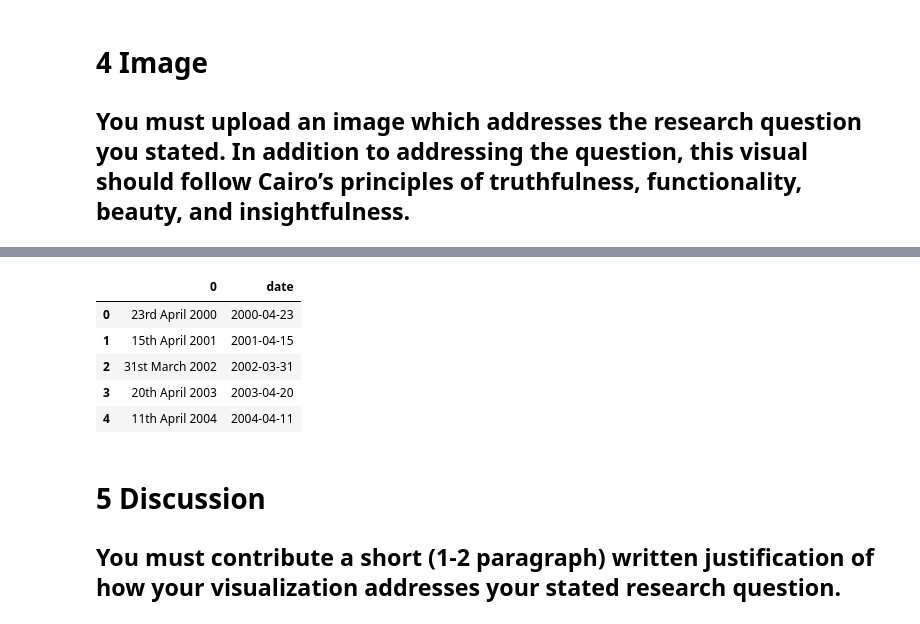
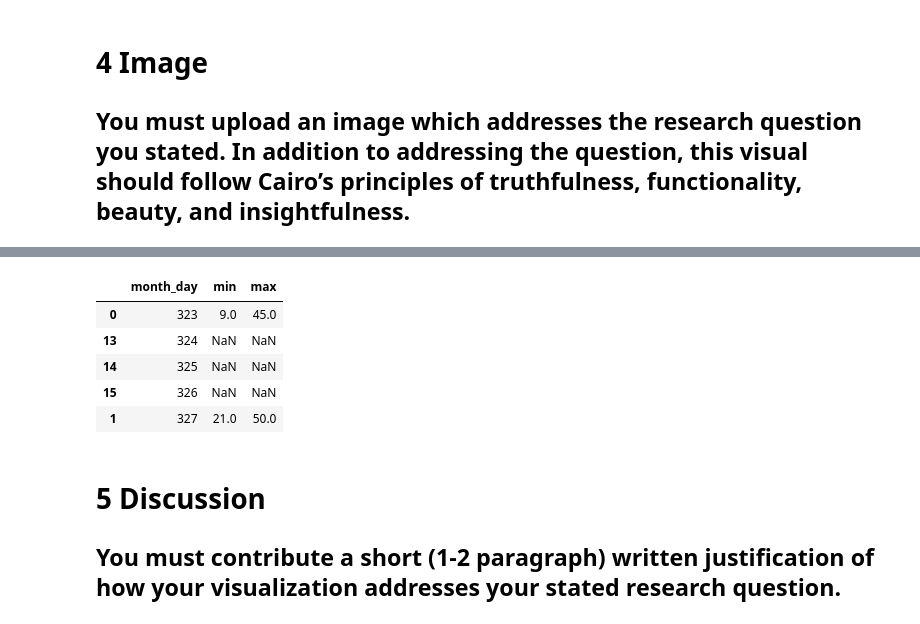
Before and after one commit to johnnyjw/2michds, a Jupyter notebook: ass_4.ipynb, the cells around one changed output, grey strips where cells are left out. Saved outputs shown, nothing was run; the diff lists cells and outputs as text; code cells hidden in the pictures.

```diff
--- a/ass_4.ipynb
+++ b/ass_4.ipynb
@@ -42,0 +30,26 @@ temps['date_dt'] = temps['DATE'].map(lambda x: pd.to_datetime(x))
+# %%
+import pandas as pd
+import numpy as np
+import matplotlib.pyplot as plt
+import seaborn as sns
+%matplotlib notebook
+
+# bring in data
+temps = pd.read_csv('1444729.csv')
+easter_dates = pd.read_fwf('easter_dates_2000.txt', [(0, 15)], header=None)
+# convert date strings to datetime format
+easter_dates['date'] = easter_dates[0].map(lambda x: pd.to_datetime(x))
+temps['date_dt'] = temps['DATE'].map(lambda x: pd.to_datetime(x))
+# limit temp datset to Easter only
+temps = temps[temps['date_dt'].isin(easter_dates['date'])]
+temps['month_day'] = (temps['date_dt'].map(lambda x: x.month) * 100) + temps['date_dt'].map(lambda x: x.day)
+# maxmin
+extrem_temp = pd.DataFrame([], columns=['min', 'max'])
+extrem_temp['max'] = temps.groupby('month_day')['TMAX'].max()
+extrem_temp['min'] = temps.groupby('month_day')['TMIN'].min()
+extrem_temp.reset_index(inplace=True)
+
+# full range of easter days
+easter_range = pd.DataFrame(np.append(np.arange(323,331) , np.arange(401, 424)), columns=['month_day'])
+extrem_temp = pd.merge(extrem_temp, easter_range, on='month_day', how='outer').sort_values('month_day')
+extrem_temp['month_day'] = extrem_temp['month_day'].map(lambda x: np.str(x))
@@ -43,12 +65,12 @@ temps['date_dt'] = temps['DATE'].map(lambda x: pd.to_datetime(x))
 # %%
-df2.head()
+extrem_temp.head()
 # %% [output]
-|  | 0 | date |
-| 0 | 23rd April 2000 | 2000-04-23 |
-| 1 | 15th April 2001 | 2001-04-15 |
-| 2 | 31st March 2002 | 2002-03-31 |
-| 3 | 20th April 2003 | 2003-04-20 |
-| 4 | 11th April 2004 | 2004-04-11 |
+|  | month_day | min | max |
+| 0 | 323 | 9.0 | 45.0 |
+| 13 | 324 | NaN | NaN |
+| 14 | 325 | NaN | NaN |
+| 15 | 326 | NaN | NaN |
+| 1 | 327 | 21.0 | 50.0 |
 # %% [markdown]
 # 5 Discussion
 ## You must contribute a short (1-2 paragraph) written justification of how your visualization addresses your stated research question.
```
Also changed, not shown: parts of 9 cells of this notebook.
